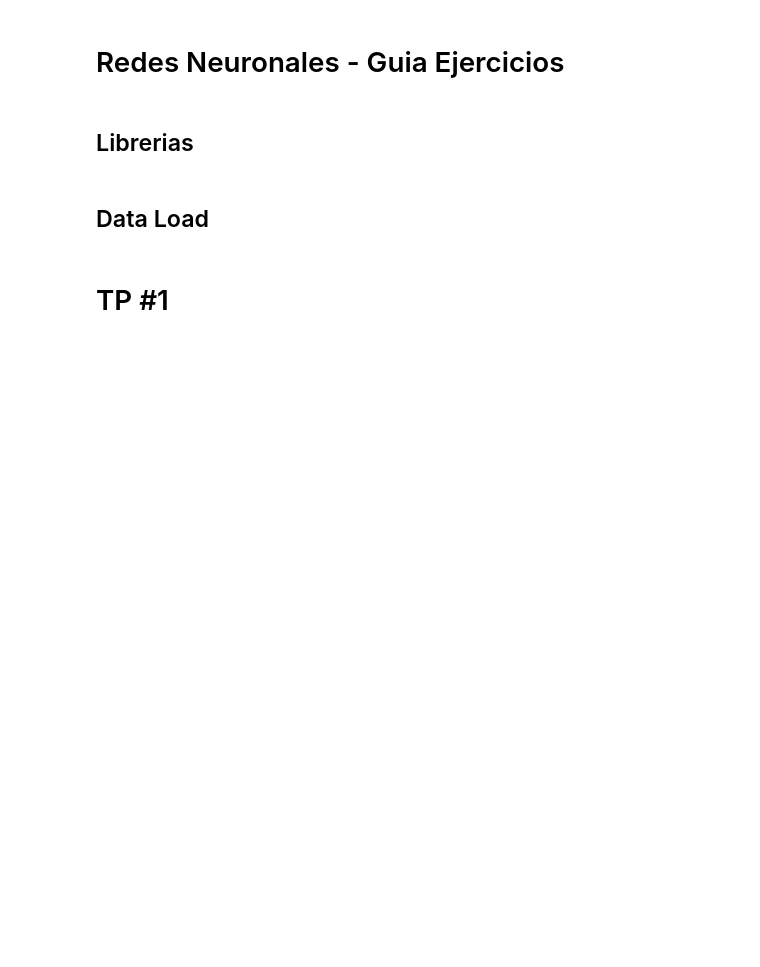
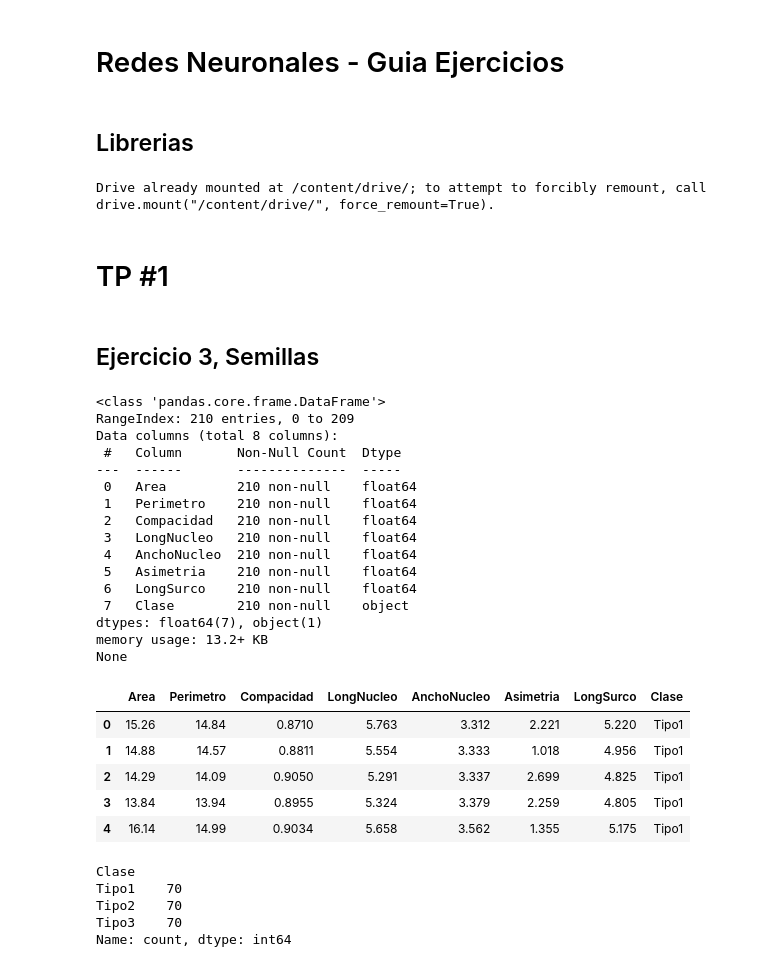
Before and after one commit to AndresMontesDeOca/Redes_Neuronales, a Jupyter notebook: Ejercicios.ipynb, the cells around one changed output. Saved outputs shown, nothing was run; the diff lists cells and outputs as text; code cells hidden in the pictures; blank space fills up the shorter version.

```diff
--- a/Ejercicios.ipynb
+++ b/Ejercicios.ipynb
@@ -4,7 +4,75 @@
 # Redes Neuronales - Guia Ejercicios
 # %% [markdown]
 ## Librerias
-# %% [markdown]
-## Data Load
+# %%
+import pandas as pd
+import numpy as np
+from matplotlib import pylab as plt
+import seaborn as sns
+import tensorflow as tf
+from sklearn.preprocessing import StandardScaler, MinMaxScaler
+from sklearn.model_selection import train_test_split
+# from sklearn import model_selection, preprocessing, metrics
+
+##################################################################
+
+ColabNotebook = 'google.colab' in str(get_ipython())
+
+if ColabNotebook: # maquina virtual colab
+    # monta G-drive en entorno COLAB
+    from google.colab import drive
+    drive.mount('/content/drive/')
+
+    # carpeta donde se encuentran archivos .py auxiliares
+    FUENTES_DIR = '/content/drive/MyDrive/Colab Notebooks/Redes_Neuronales/Fuentes/'
+    DATOS_DIR = '/content/drive/MyDrive/Colab Notebooks/Redes_Neuronales/Data/'      # carpeta donde se encuentran los datasets
+else: # maquina local ipython
+    # configuración para notebook con instalación LOCAL
+    FUENTES_DIR = '../Fuentes' # carpeta donde se encuentran archivos .py auxiliares
+    DATOS_DIR   = '../Datos/'  # carpeta donde se encuentran los datasets
+
+# agrega ruta de busqueda donde tenemos archivos .py
+import sys
+sys.path.append(FUENTES_DIR)
+
+from ClassPerceptron import Perceptron  # importa clase preceptron de Laura
+# %% [output]
+Drive already mounted at /content/drive/; to attempt to forcibly remount, call drive.mount("/content/drive/", force_remount=True).
 # %% [markdown]
 # TP #1
+# %% [markdown]
+## Ejercicio 3, Semillas
+# %%
+# Cargamos los Datos
+data = pd.read_csv(DATOS_DIR + 'Semillas.csv')
+print(data.info())
+display(data.head())
+print(data['Clase'].value_counts())
+# %% [output]
+<class 'pandas.core.frame.DataFrame'>
+RangeIndex: 210 entries, 0 to 209
+Data columns (total 8 columns):
+ #   Column       Non-Null Count  Dtype
+---  ------       --------------  -----
+ 0   Area         210 non-null    float64
+ 1   Perimetro    210 non-null    float64
+ 2   Compacidad   210 non-null    float64
+ 3   LongNucleo   210 non-null    float64
+ 4   AnchoNucleo  210 non-null    float64
+ 5   Asimetria    210 non-null    float64
+ 6   LongSurco    210 non-null    float64
+ 7   Clase        210 non-null    object
+dtypes: float64(7), object(1)
+memory usage: 13.2+ KB
+None
+|  | Area | Perimetro | Compacidad | LongNucleo | AnchoNucleo | Asimetria | LongSurco | Clase |
+| 0 | 15.26 | 14.84 | 0.8710 | 5.763 | 3.312 | 2.221 | 5.220 | Tipo1 |
+| 1 | 14.88 | 14.57 | 0.8811 | 5.554 | 3.333 | 1.018 | 4.956 | Tipo1 |
+| 2 | 14.29 | 14.09 | 0.9050 | 5.291 | 3.337 | 2.699 | 4.825 | Tipo1 |
+| 3 | 13.84 | 13.94 | 0.8955 | 5.324 | 3.379 | 2.259 | 4.805 | Tipo1 |
+| 4 | 16.14 | 14.99 | 0.9034 | 5.658 | 3.562 | 1.355 | 5.175 | Tipo1 |
+Clase
+Tipo1    70
+Tipo2    70
+Tipo3    70
+Name: count, dtype: int64
```
Also changed, not shown: parts of 8 cells of this notebook.
